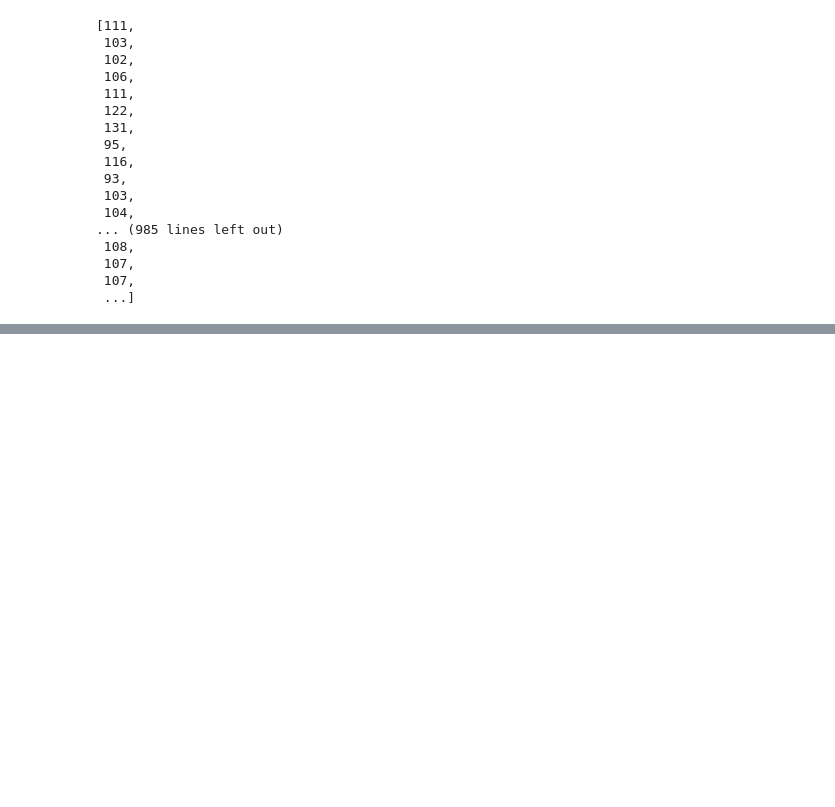
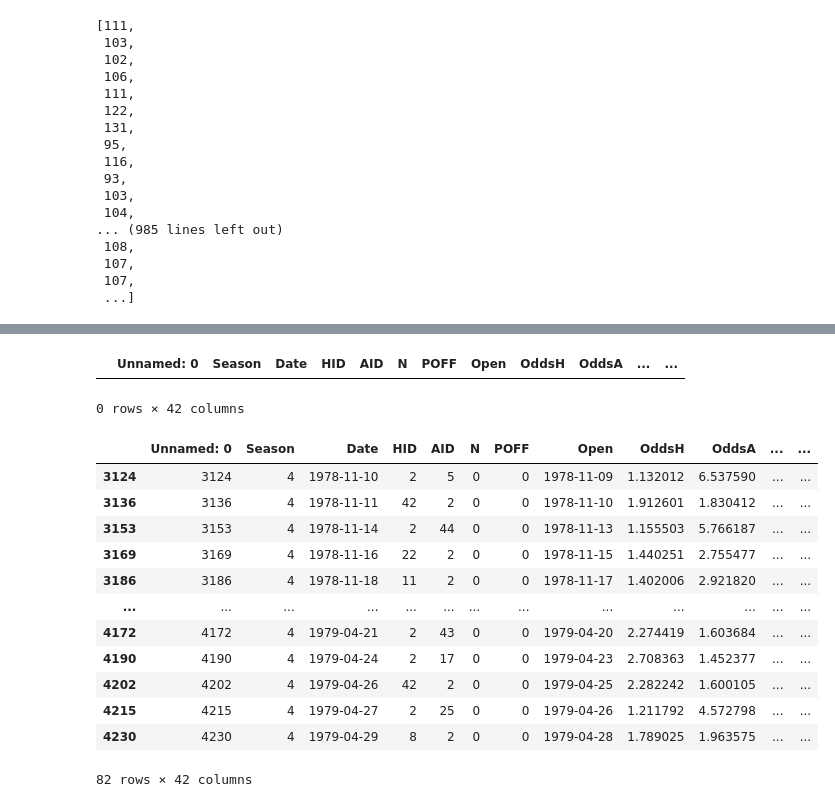
Before and after one commit to XrayT3/QQH_Outliers, a Jupyter notebook: EDA.ipynb, the cells around one changed output, grey strips where cells are left out. Drawn from its saved outputs; the diff is of its cells as text; code cells hidden in the pictures; blank space fills up the shorter version.

```diff
--- a/EDA.ipynb
+++ b/EDA.ipynb
@@ -327,0 +346,21 @@ games_df.loc[games_df['HID'] == 22, 'HSC'].tolist()
+# %%
+games_df.loc[(games_df['HID'] == 2) & (games_df['Season'] == 1)]
+# %% [output]
+|  | Unnamed: 0 | Season | Date | HID | AID | N | POFF | Open | OddsH | OddsA | ... | ... |
+0 rows × 42 columns
+# %%
+games_df.loc[((games_df['HID'] == 2) | (games_df['AID'] == 2)) & (games_df['Season'] == 4)]
+# %% [output]
+|  | Unnamed: 0 | Season | Date | HID | AID | N | POFF | Open | OddsH | OddsA | ... | ... |
+| 3124 | 3124 | 4 | 1978-11-10 | 2 | 5 | 0 | 0 | 1978-11-09 | 1.132012 | 6.537590 | ... | ... |
+| 3136 | 3136 | 4 | 1978-11-11 | 42 | 2 | 0 | 0 | 1978-11-10 | 1.912601 | 1.830412 | ... | ... |
+| 3153 | 3153 | 4 | 1978-11-14 | 2 | 44 | 0 | 0 | 1978-11-13 | 1.155503 | 5.766187 | ... | ... |
+| 3169 | 3169 | 4 | 1978-11-16 | 22 | 2 | 0 | 0 | 1978-11-15 | 1.440251 | 2.755477 | ... | ... |
+| 3186 | 3186 | 4 | 1978-11-18 | 11 | 2 | 0 | 0 | 1978-11-17 | 1.402006 | 2.921820 | ... | ... |
+| ... | ... | ... | ... | ... | ... | ... | ... | ... | ... | ... | ... | ... |
+| 4172 | 4172 | 4 | 1979-04-21 | 2 | 43 | 0 | 0 | 1979-04-20 | 2.274419 | 1.603684 | ... | ... |
+| 4190 | 4190 | 4 | 1979-04-24 | 2 | 17 | 0 | 0 | 1979-04-23 | 2.708363 | 1.452377 | ... | ... |
+| 4202 | 4202 | 4 | 1979-04-26 | 42 | 2 | 0 | 0 | 1979-04-25 | 2.282242 | 1.600105 | ... | ... |
+| 4215 | 4215 | 4 | 1979-04-27 | 2 | 25 | 0 | 0 | 1979-04-26 | 1.211792 | 4.572798 | ... | ... |
+| 4230 | 4230 | 4 | 1979-04-29 | 8 | 2 | 0 | 0 | 1979-04-28 | 1.789025 | 1.963575 | ... | ... |
+82 rows × 42 columns
```
Also changed, not shown: parts of 4 cells of this notebook, 2 other files.
